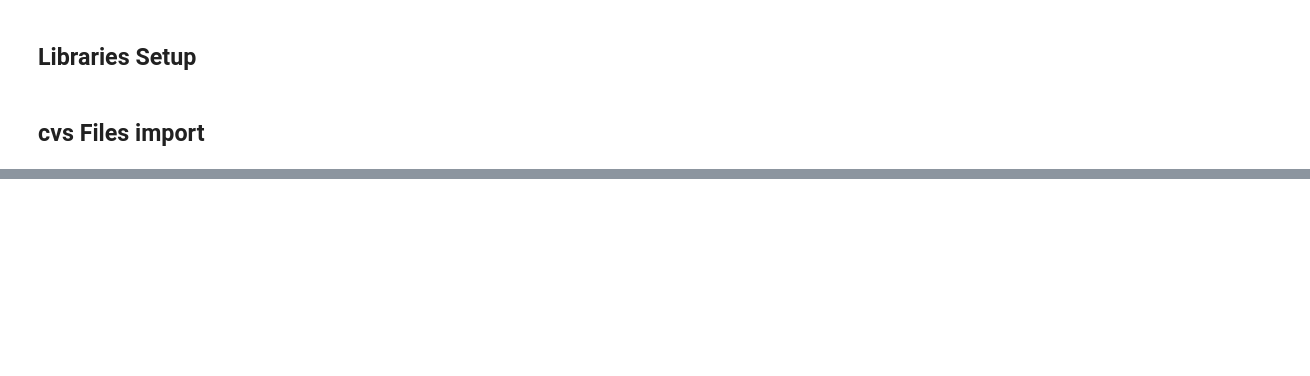
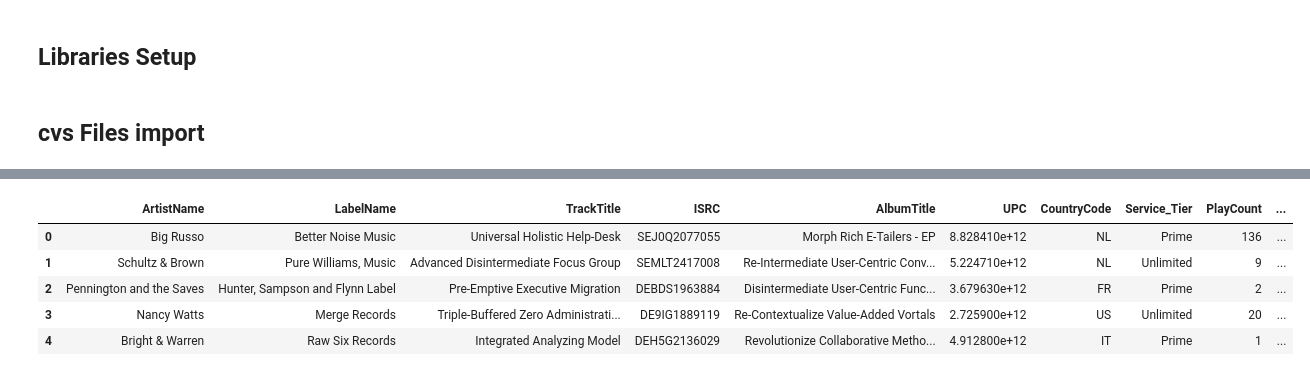
Before and after one commit to andreavecchi1996/royalty_data_quality_pipeline, a Jupyter notebook: royalty_data_quality_pipeline.ipynb, the cells around one changed output, grey strips where cells are left out. Saved outputs shown, nothing was run; the diff lists cells and outputs as text; code cells hidden in the pictures; blank space fills up the shorter version.

```diff
--- a/royalty_data_quality_pipeline.ipynb
+++ b/royalty_data_quality_pipeline.ipynb
@@ -27,0 +28,10 @@ df_amazon_feb24_raw.head()
+# %%
+df_amazon_mar24_raw = pd.read_csv('inbound_reports/amazon_mar24_raw.csv')
+df_amazon_mar24_raw.head()
+# %% [output]
+|  | ArtistName | LabelName | TrackTitle | ISRC | AlbumTitle | UPC | CountryCode | Service_Tier | PlayCount | ... |
+| 0 | Big Russo | Better Noise Music | Universal Holistic Help-Desk | SEJ0Q2077055 | Morph Rich E-Tailers - EP | 8.828410e+12 | NL | Prime | 136 | ... |
+| 1 | Schultz & Brown | Pure Williams, Music | Advanced Disintermediate Focus Group | SEMLT2417008 | Re-Intermediate User-Centric Conv... | 5.224710e+12 | NL | Unlimited | 9 | ... |
+| 2 | Pennington and the Saves | Hunter, Sampson and Flynn Label | Pre-Emptive Executive Migration | DEBDS1963884 | Disintermediate User-Centric Func... | 3.679630e+12 | FR | Prime | 2 | ... |
+| 3 | Nancy Watts | Merge Records | Triple-Buffered Zero Administrati... | DE9IG1889119 | Re-Contextualize Value-Added Vortals | 2.725900e+12 | US | Unlimited | 20 | ... |
+| 4 | Bright & Warren | Raw Six Records | Integrated Analyzing Model | DEH5G2136029 | Revolutionize Collaborative Metho... | 4.912800e+12 | IT | Prime | 1 | ... |
```
Also changed, not shown: parts of 44 cells of this notebook, 1 other file.
